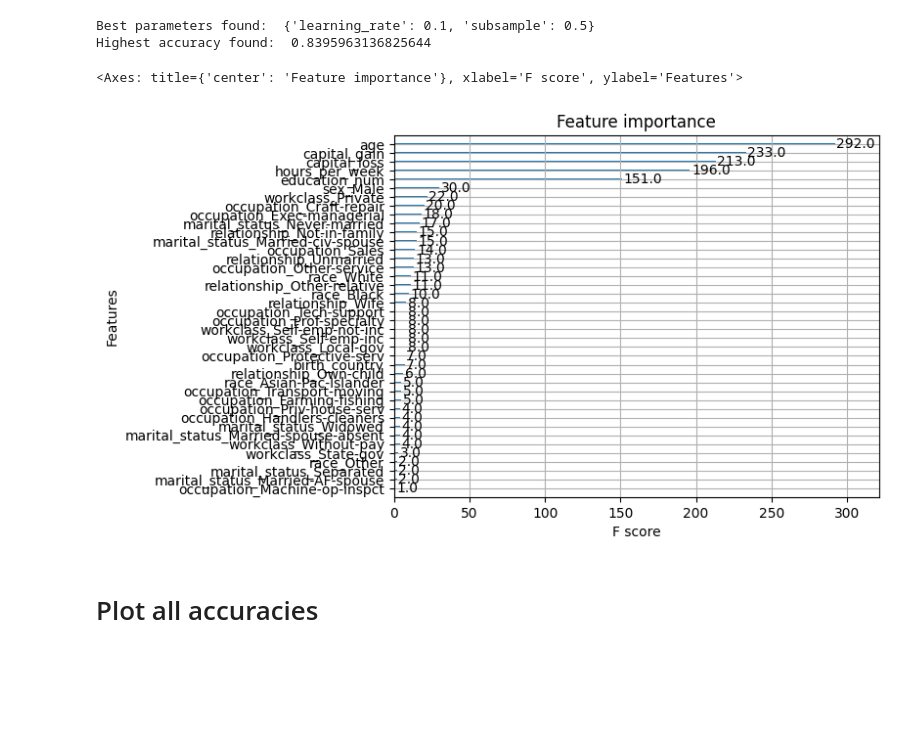
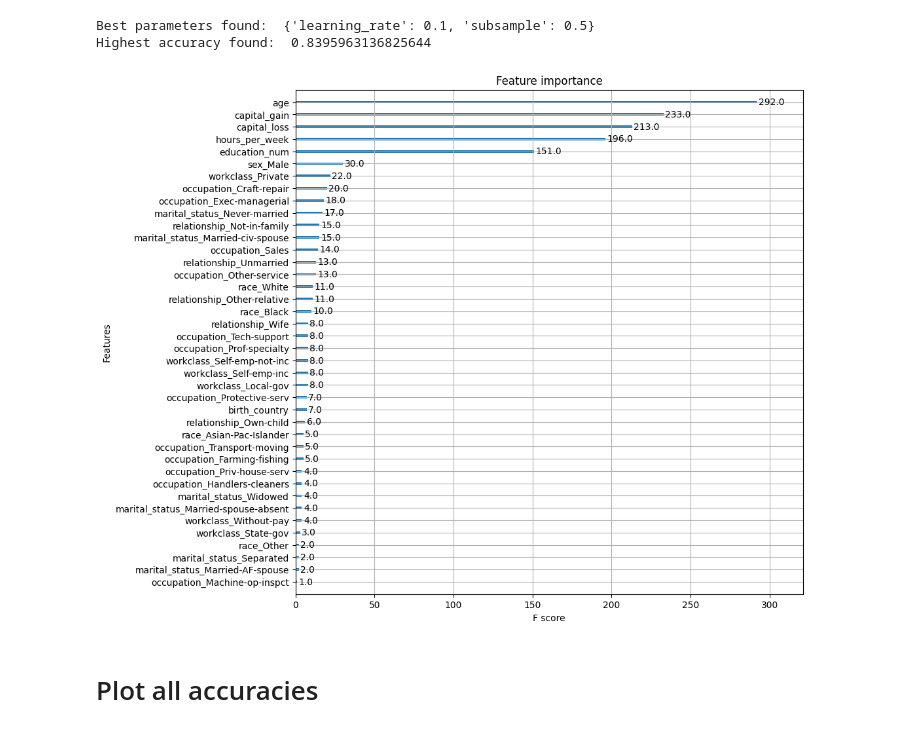
Before and after one commit to isaacchaljub/ML2_GP, a Jupyter notebook: ML2_group3.ipynb, the cells around one changed output. Saved outputs shown, nothing was run; the diff lists cells and outputs as text; code cells hidden in the pictures; blank space fills up the shorter version.

```diff
--- a/ML2_group3.ipynb
+++ b/ML2_group3.ipynb
@@ -624,14 +624,15 @@ print('Highest accuracy found: ', grid_acc.best_score_)
 Best parameters found:  {'learning_rate': 0.1, 'subsample': 0.5}
 Highest accuracy found:  0.8395963136825644
 # %%
-xgb.plot_importance(xg_clas, importance_type="weight")
+fig, ax = plt.subplots(figsize=(10, 10))  # Create a 10 x 6 inch figure
+xgb.plot_importance(xg_clas, importance_type="weight", ax=ax)
+plt.show()
 
 # weight: number of times the variable has been used
 # gain: average gain whenever variable is used
 # cover: how many samples were affected by using each variable
 # %% [output]
-<Axes: title={'center': 'Feature importance'}, xlabel='F score', ylabel='Features'>
-[figure, old version]
+[figure, new version]
 # %% [markdown]
 # Plot all accuracies
 # %%
```
Also changed, not shown: parts of 2 cells of this notebook, 2 other files.
